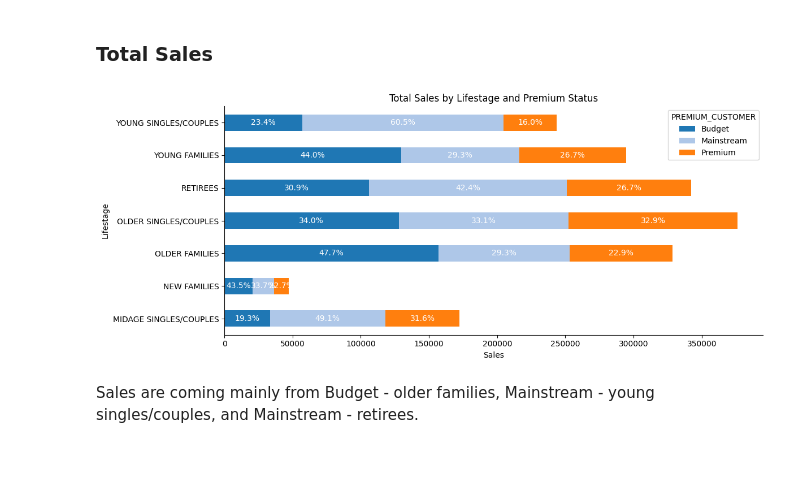
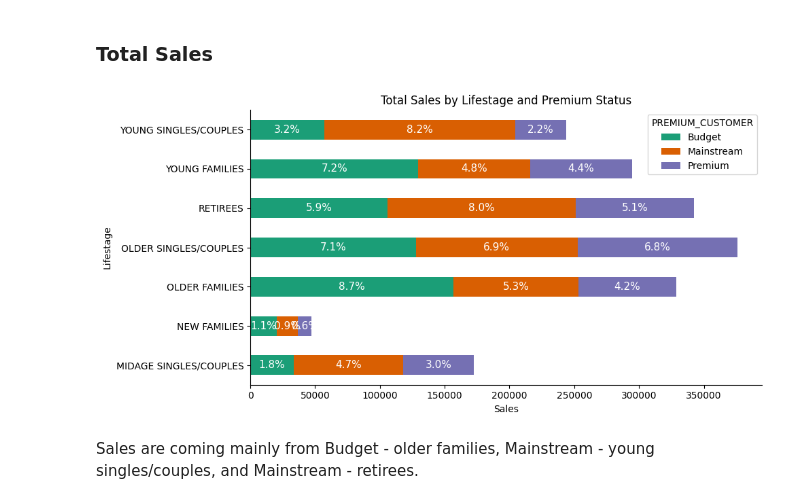
Before and after one commit to julie-nguyen180/Quantium_Chips_Category_Analysis_Case, a Jupyter notebook: Quantium_Case_Analysis.ipynb, the cells around one changed output. Drawn from its saved outputs; the diff is of its cells as text; code cells hidden in the pictures; blank space fills up the shorter version.

```diff
--- a/Quantium_Case_Analysis.ipynb
+++ b/Quantium_Case_Analysis.ipynb
@@ -587,41 +606,41 @@ merged_df.to_csv('merged_dataset.csv', index=False)
 # %%
 import pandas as pd
 import matplotlib.pyplot as plt
 import seaborn as sns
 
 # Set the figure size
-fig, ax = plt.subplots(figsize=(12, 5))
+fig, ax = plt.subplots(figsize=(10, 5))
 
 # Calculate the sum of TOT_SALES for each group
 sales_distribution = merged_df.groupby(['LIFESTAGE', 'PREMIUM_CUSTOMER'])['TOT_SALES'].sum().unstack()
 
 # Plot the stacked bar chart
-sales_distribution.plot(kind='barh', stacked=True, color=sns.palettes.mpl_palette('tab20'), ax=ax)
+sales_distribution.plot(kind='barh', stacked=True, color=sns.palettes.mpl_palette('Dark2'), ax=ax)
 
-# Calculate total sales for each life stage
-total_sales = sales_distribution.sum(axis=1)
+# Calculate the total sales across all groups
+total_population_sales = sales_distribution.values.sum()
 
-# Annotate each bar segment with the percentage of total sales
+# Annotate each bar segment with the percentage of total population sales
 for i, bars in enumerate(ax.containers):
     for j, bar in enumerate(bars):
         sales = bar.get_width()
         if sales > 0:
-            # Calculate the percentage of the total sales
-            percentage = sales / total_sales[j] * 100
+            # Calculate the percentage of the total population sales
+            percentage = sales / total_population_sales * 100
             # Annotate with percentage
             ax.text(bar.get_x() + sales / 2, bar.get_y() + bar.get_height() / 2,
-                    f'{percentage:.1f}%', ha='center', va='center', color='white')
+                    f'{percentage:.1f}%', ha='center', va='center', color='white', fontsize=11)
 
 # Style the plot
 ax.spines[['top', 'right']].set_visible(False)
 ax.set_xlabel('Sales')
 ax.set_ylabel('Lifestage')
 ax.set_title('Total Sales by Lifestage and Premium Status')
 
 plt.tight_layout()
 plt.show()
 # %% [output]
-[figure, old version]
+[figure, new version]
 # %% [markdown]
 Sales are coming mainly from Budget - older families, Mainstream - young
 singles/couples, and Mainstream - retirees.
```
Also changed, not shown: parts of 7 cells of this notebook.
